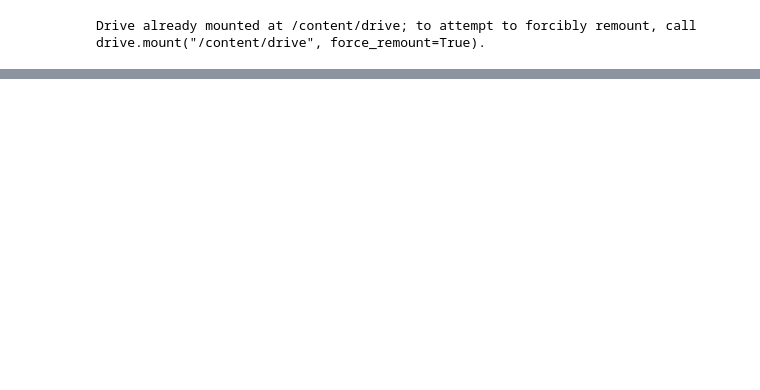
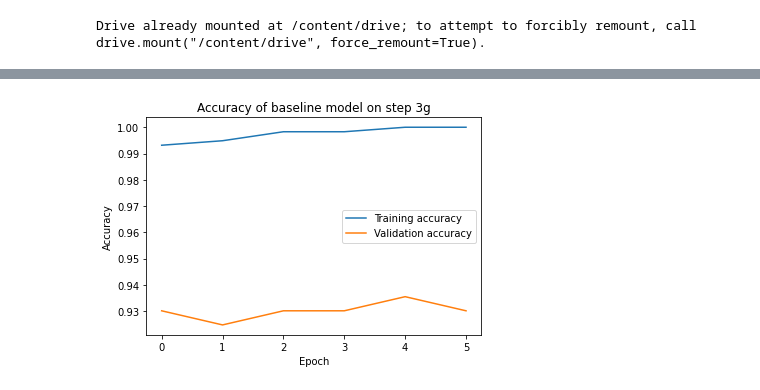
Before and after one commit to l-stahlhut/p8-classification-experiments, a Jupyter notebook: models1.ipynb, the cells around one changed output, grey strips where cells are left out. Saved outputs shown, nothing was run; the diff lists cells and outputs as text; code cells hidden in the pictures; blank space fills up the shorter version.

```diff
--- a/models1.ipynb
+++ b/models1.ipynb
@@ -282,0 +173,22 @@ encoder.adapt(train_data.map(lambda text, label: text))
+# %%
+# encoder
+encoder = tf.keras.layers.TextVectorization(max_tokens=2000)
+encoder.adapt(train_data_3b.map(lambda text, label: text)) # todo adapt when training the other dataset
+
+# model
+model_lstm = tf.keras.Sequential([
+    encoder,
+    tf.keras.layers.Embedding(
+        input_dim=len(encoder.get_vocabulary()),
+        output_dim=32,
+        mask_zero=True
+    ),
+    tf.keras.layers.LSTM(32),
+    tf.keras.layers.Dense(32, activation='relu'),
+    tf.keras.layers.Dropout(0.4),
+    tf.keras.layers.Dense(1, activation='sigmoid')
+])
+
+model_lstm.compile(optimizer=tf.keras.optimizers.Adam(learning_rate=0.001),
+              loss=tf.keras.losses.BinaryCrossentropy(),
+              metrics=['accuracy'])
@@ -282,0 +290,2 @@ encoder.adapt(train_data.map(lambda text, label: text))
+# %%
+history_lstm_3g = model_lstm.fit(train_data_3g, epochs = 6, validation_data=val_data_3g)
@@ -282,0 +305,5 @@ encoder.adapt(train_data.map(lambda text, label: text))
+# %%
+# check for overfitting
+plot_result(history_lstm_3g)
+# %% [output]
+[figure, added]
```
Also changed, not shown: parts of 124 cells of this notebook, 1 other file.
